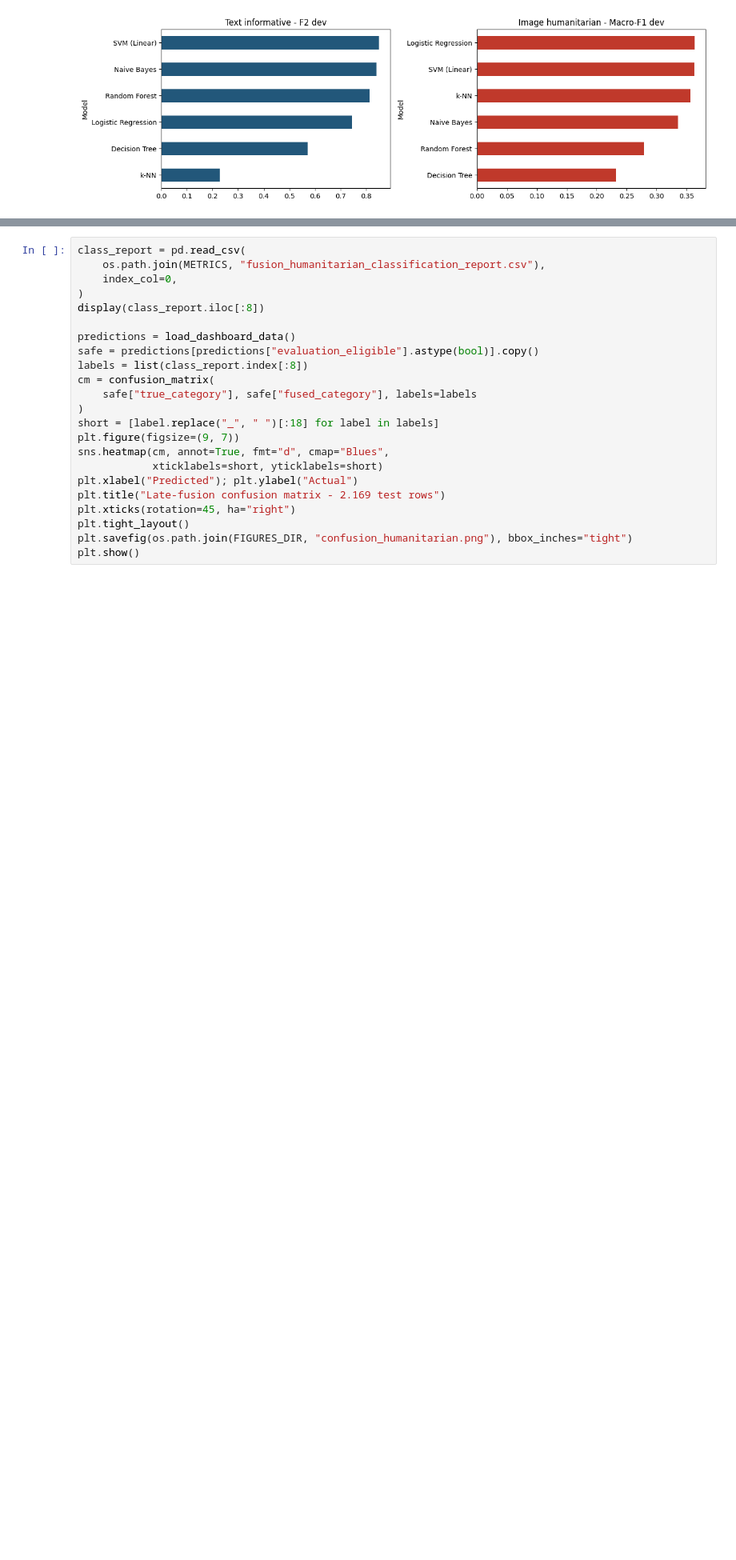
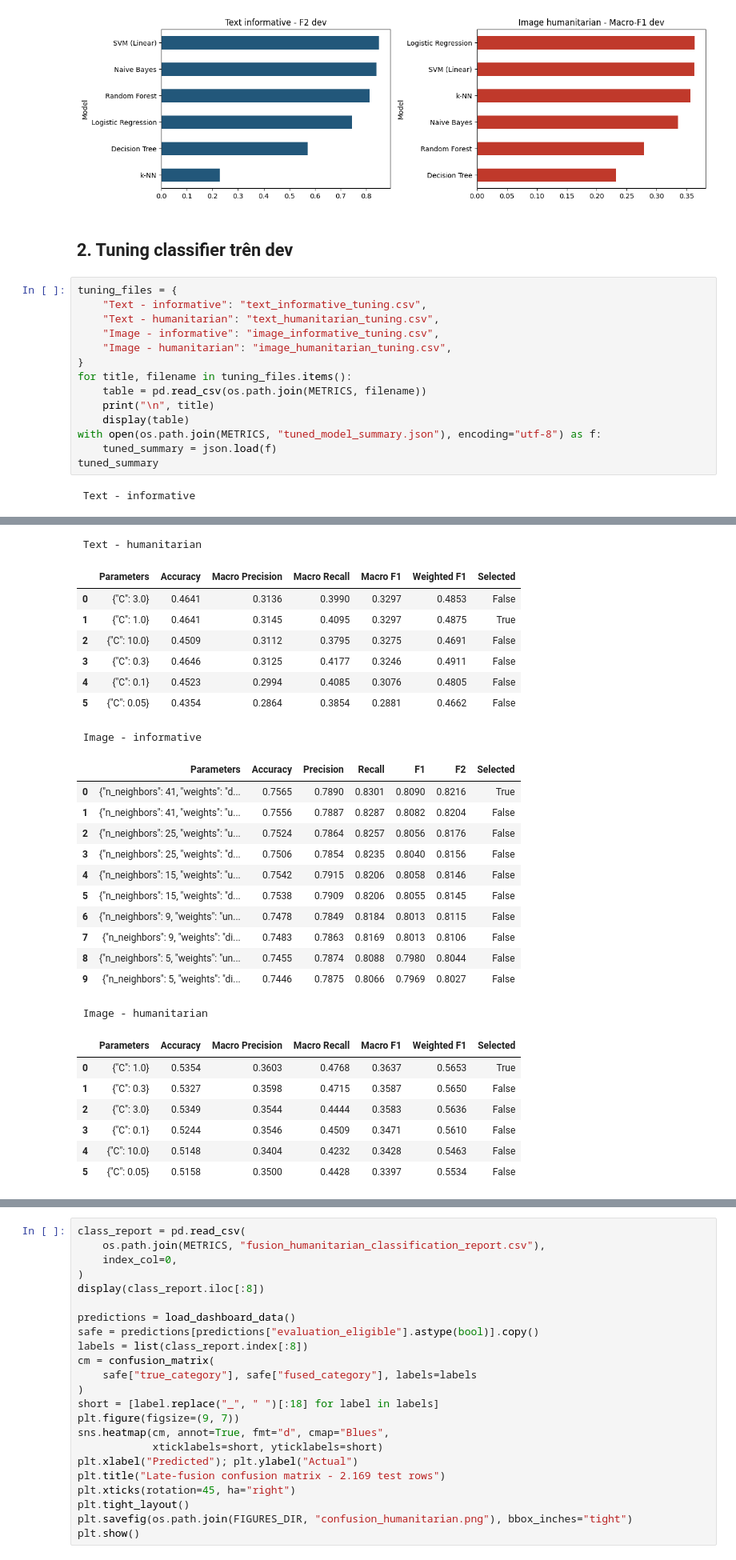
Before and after one commit to dafiiscoding/ml-dss, a Jupyter notebook: notebooks/03_modeling.ipynb, the cells around one changed output, grey strips where cells are left out. Shown at 80% size. Saved outputs shown, nothing was run; the diff lists cells and outputs as text; blank space fills up the shorter version.

Commit message:
Tune selected classifiers and rebuild evaluation

```diff
--- a/notebooks/03_modeling.ipynb
+++ b/notebooks/03_modeling.ipynb
@@ -115,3 +117,21 @@ plt.savefig(os.path.join(FIGURES_DIR, "model_validation_comparison.png"), bbox_i
 plt.show()
 # %% [output]
 [figure]
+# %% [markdown]
+## 2. Tuning classifier trên dev
+# %%
+tuning_files = {
+    "Text - informative": "text_informative_tuning.csv",
+    "Text - humanitarian": "text_humanitarian_tuning.csv",
+    "Image - informative": "image_informative_tuning.csv",
+    "Image - humanitarian": "image_humanitarian_tuning.csv",
+}
+for title, filename in tuning_files.items():
+    table = pd.read_csv(os.path.join(METRICS, filename))
+    print("\n", title)
+    display(table)
+with open(os.path.join(METRICS, "tuned_model_summary.json"), encoding="utf-8") as f:
+    tuned_summary = json.load(f)
+tuned_summary
+# %% [output]
+ Text - informative
@@ -117,0 +144,28 @@ plt.show()
+ Text - humanitarian
+|  | Parameters | Accuracy | Macro Precision | Macro Recall | Macro F1 | Weighted F1 | Selected |
+| 0 | {"C": 3.0} | 0.4641 | 0.3136 | 0.3990 | 0.3297 | 0.4853 | False |
+| 1 | {"C": 1.0} | 0.4641 | 0.3145 | 0.4095 | 0.3297 | 0.4875 | True |
+| 2 | {"C": 10.0} | 0.4509 | 0.3112 | 0.3795 | 0.3275 | 0.4691 | False |
+| 3 | {"C": 0.3} | 0.4646 | 0.3125 | 0.4177 | 0.3246 | 0.4911 | False |
+| 4 | {"C": 0.1} | 0.4523 | 0.2994 | 0.4085 | 0.3076 | 0.4805 | False |
+| 5 | {"C": 0.05} | 0.4354 | 0.2864 | 0.3854 | 0.2881 | 0.4662 | False |
+ Image - informative
+|  | Parameters | Accuracy | Precision | Recall | F1 | F2 | Selected |
+| 0 | {"n_neighbors": 41, "weights": "d... | 0.7565 | 0.7890 | 0.8301 | 0.8090 | 0.8216 | True |
+| 1 | {"n_neighbors": 41, "weights": "u... | 0.7556 | 0.7887 | 0.8287 | 0.8082 | 0.8204 | False |
+| 2 | {"n_neighbors": 25, "weights": "u... | 0.7524 | 0.7864 | 0.8257 | 0.8056 | 0.8176 | False |
+| 3 | {"n_neighbors": 25, "weights": "d... | 0.7506 | 0.7854 | 0.8235 | 0.8040 | 0.8156 | False |
+| 4 | {"n_neighbors": 15, "weights": "u... | 0.7542 | 0.7915 | 0.8206 | 0.8058 | 0.8146 | False |
+| 5 | {"n_neighbors": 15, "weights": "d... | 0.7538 | 0.7909 | 0.8206 | 0.8055 | 0.8145 | False |
+| 6 | {"n_neighbors": 9, "weights": "un... | 0.7478 | 0.7849 | 0.8184 | 0.8013 | 0.8115 | False |
+| 7 | {"n_neighbors": 9, "weights": "di... | 0.7483 | 0.7863 | 0.8169 | 0.8013 | 0.8106 | False |
+| 8 | {"n_neighbors": 5, "weights": "un... | 0.7455 | 0.7874 | 0.8088 | 0.7980 | 0.8044 | False |
+| 9 | {"n_neighbors": 5, "weights": "di... | 0.7446 | 0.7875 | 0.8066 | 0.7969 | 0.8027 | False |
+ Image - humanitarian
+|  | Parameters | Accuracy | Macro Precision | Macro Recall | Macro F1 | Weighted F1 | Selected |
+| 0 | {"C": 1.0} | 0.5354 | 0.3603 | 0.4768 | 0.3637 | 0.5653 | True |
+| 1 | {"C": 0.3} | 0.5327 | 0.3598 | 0.4715 | 0.3587 | 0.5650 | False |
+| 2 | {"C": 3.0} | 0.5349 | 0.3544 | 0.4444 | 0.3583 | 0.5636 | False |
+| 3 | {"C": 0.1} | 0.5244 | 0.3546 | 0.4509 | 0.3471 | 0.5610 | False |
+| 4 | {"C": 10.0} | 0.5148 | 0.3404 | 0.4232 | 0.3428 | 0.5463 | False |
+| 5 | {"C": 0.05} | 0.5158 | 0.3500 | 0.4428 | 0.3397 | 0.5534 | False |
```
Also changed, not shown: parts of 16 cells of this notebook, 34 other files.
